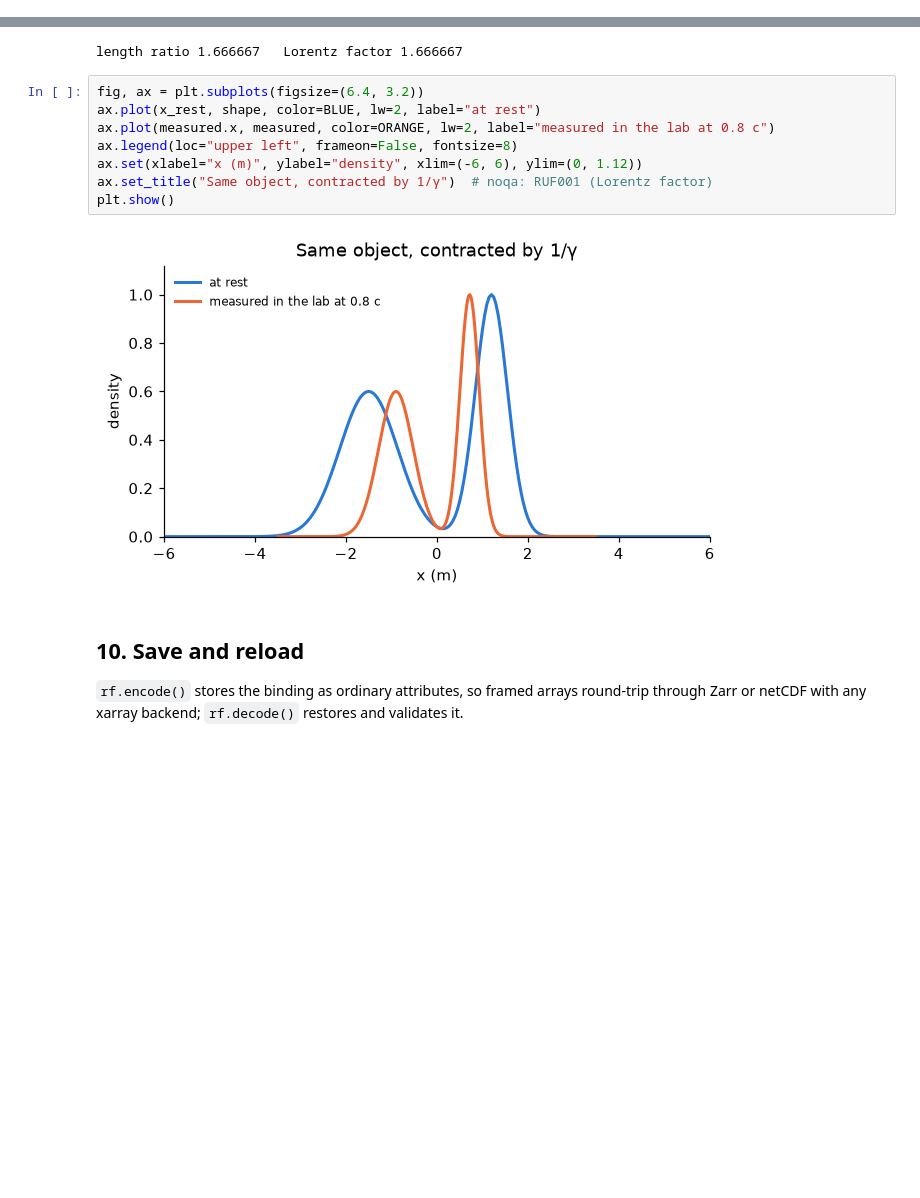
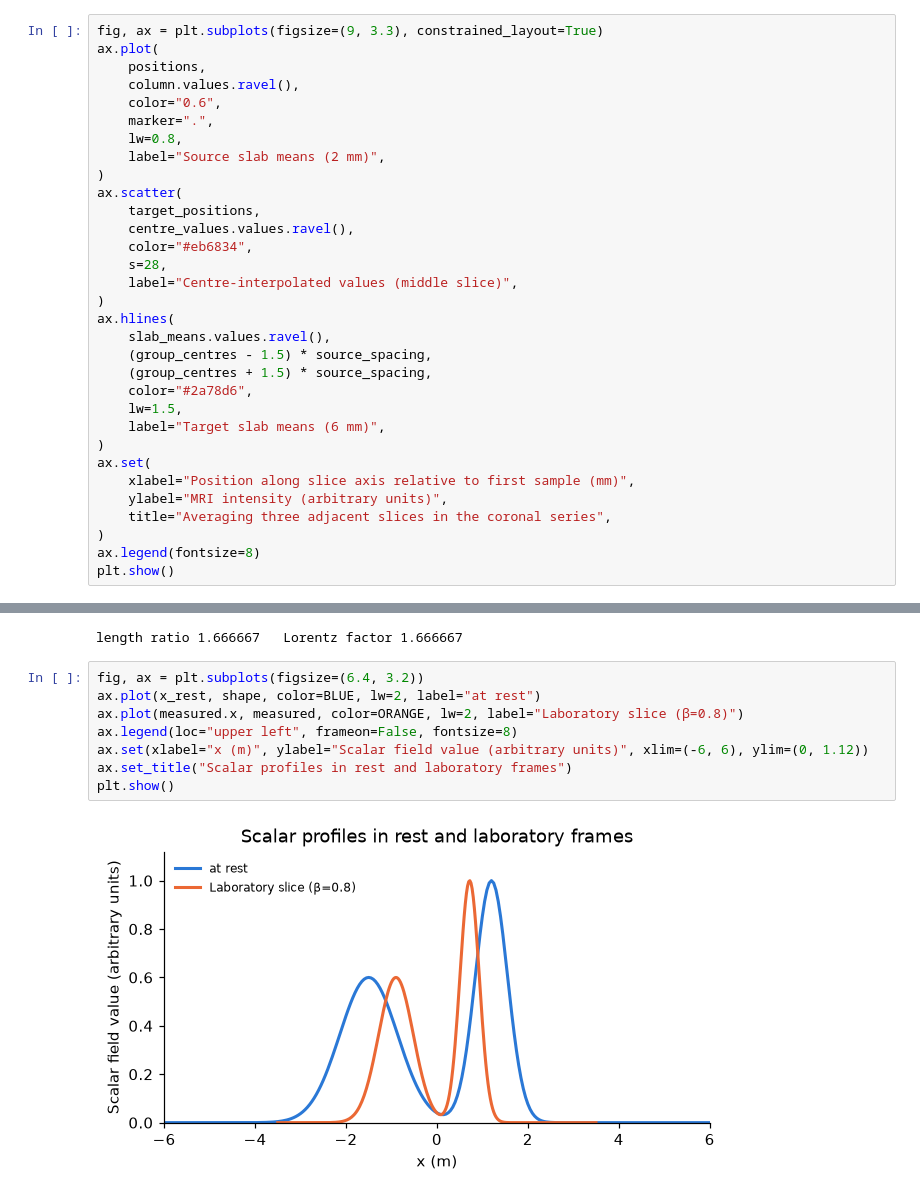
Before and after one commit to matthiasschabel/xarrayrf, a Jupyter notebook: examples/xarrayrf_tour.ipynb, the cells around one changed output, grey strips where cells are left out. Saved outputs shown, nothing was run; the diff lists cells and outputs as text; blank space fills up the shorter version.

```diff
--- a/examples/xarrayrf_tour.ipynb
+++ b/examples/xarrayrf_tour.ipynb
@@ -374,0 +780,32 @@ series sits at that same place, without resampling anything.
+# %%
+fig, ax = plt.subplots(figsize=(9, 3.3), constrained_layout=True)
+ax.plot(
+    positions,
+    column.values.ravel(),
+    color="0.6",
+    marker=".",
+    lw=0.8,
+    label="Source slab means (2 mm)",
+)
+ax.scatter(
+    target_positions,
+    centre_values.values.ravel(),
+    color="#eb6834",
+    s=28,
+    label="Centre-interpolated values (middle slice)",
+)
+ax.hlines(
+    slab_means.values.ravel(),
+    (group_centres - 1.5) * source_spacing,
+    (group_centres + 1.5) * source_spacing,
+    color="#2a78d6",
+    lw=1.5,
+    label="Target slab means (6 mm)",
+)
+ax.set(
+    xlabel="Position along slice axis relative to first sample (mm)",
+    ylabel="MRI intensity (arbitrary units)",
+    title="Averaging three adjacent slices in the coronal series",
+)
+ax.legend(fontsize=8)
+plt.show()
@@ -616,15 +1127,10 @@ length ratio 1.666667   Lorentz factor 1.666667
 # %%
 fig, ax = plt.subplots(figsize=(6.4, 3.2))
 ax.plot(x_rest, shape, color=BLUE, lw=2, label="at rest")
-ax.plot(measured.x, measured, color=ORANGE, lw=2, label="measured in the lab at 0.8 c")
+ax.plot(measured.x, measured, color=ORANGE, lw=2, label="Laboratory slice (β=0.8)")
 ax.legend(loc="upper left", frameon=False, fontsize=8)
-ax.set(xlabel="x (m)", ylabel="density", xlim=(-6, 6), ylim=(0, 1.12))
-ax.set_title("Same object, contracted by 1/γ")  # noqa: RUF001 (Lorentz factor)
+ax.set(xlabel="x (m)", ylabel="Scalar field value (arbitrary units)", xlim=(-6, 6), ylim=(0, 1.12))
+ax.set_title("Scalar profiles in rest and laboratory frames")
 plt.show()
 # %% [output]
-[figure, old version]
+[figure, new version]
-# %% [markdown]
-## 10. Save and reload
-
-`rf.encode()` stores the binding as ordinary attributes, so framed arrays round-trip through
-Zarr or netCDF with any xarray backend; `rf.decode()` restores and validates it.
```
Also changed, not shown: parts of 94 cells of this notebook, 2 other files.
